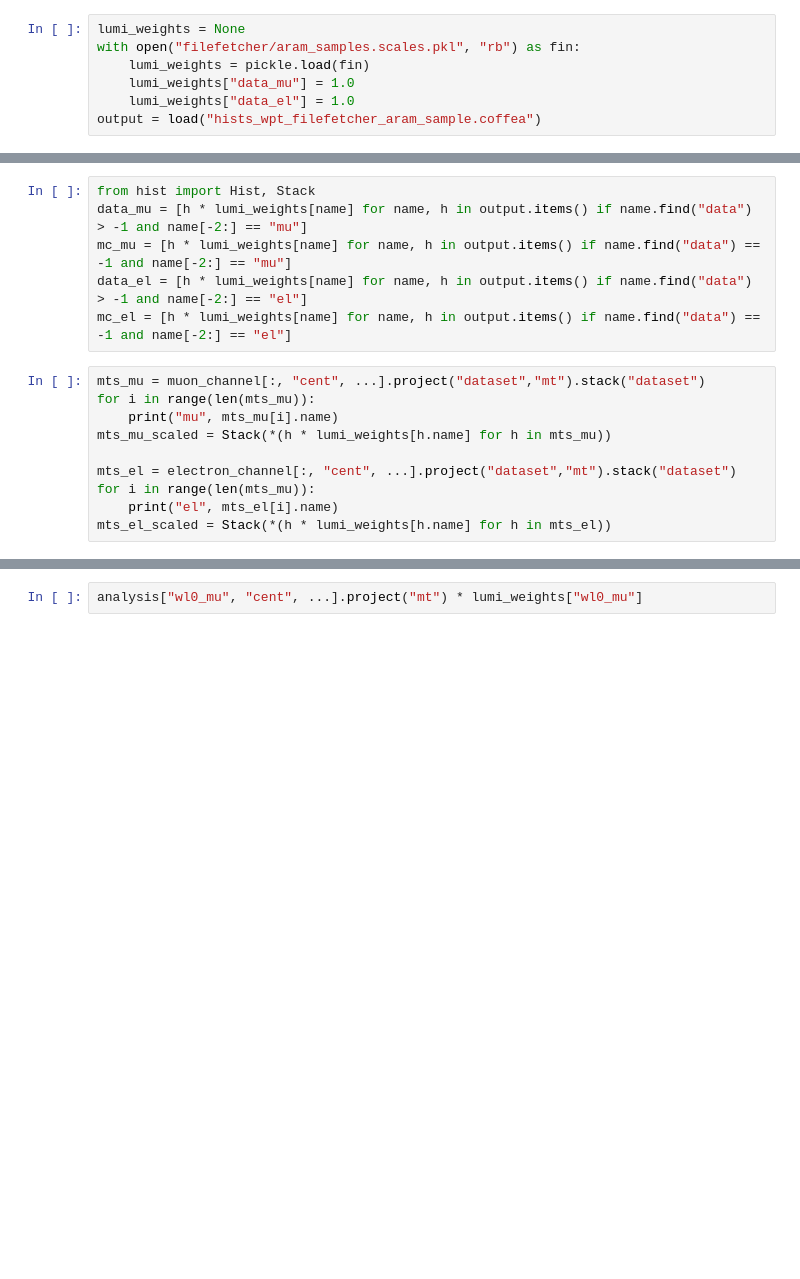
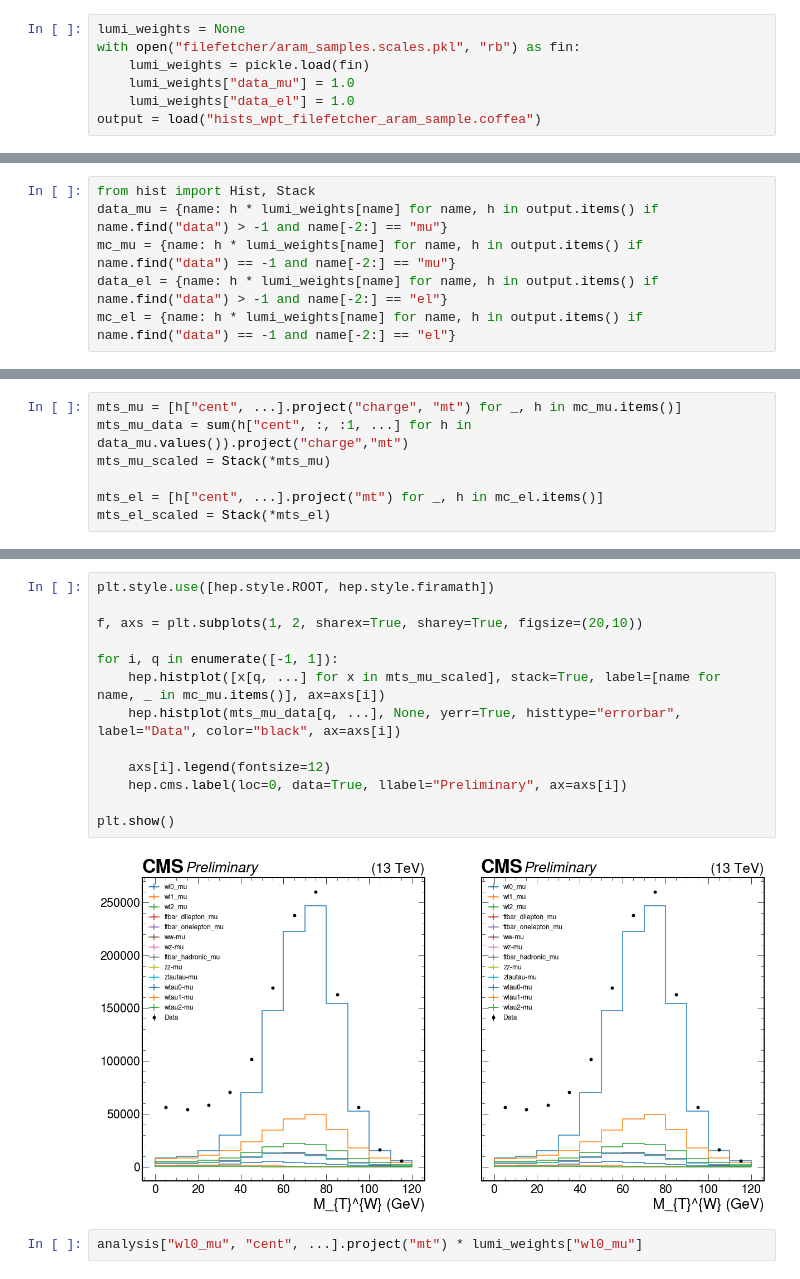
Before and after one commit to lgray/wpt-coffea, a Jupyter notebook: plots_and_combine_inputs.ipynb, the cells around one changed output, grey strips where cells are left out. Saved outputs shown, nothing was run; the diff lists cells and outputs as text; blank space fills up the shorter version.

Commit message:
fix typo in mt calculations, fix up binning, labels

```diff
--- a/plots_and_combine_inputs.ipynb
+++ b/plots_and_combine_inputs.ipynb
@@ -34,16 +17,6 @@ output = load("hists_wpt_filefetcher_aram_sample.coffea")
 # %%
 from hist import Hist, Stack
-data_mu = [h * lumi_weights[name] for name, h in output.items() if name.find("data") > -1 and name[-2:] == "mu"]
-mc_mu = [h * lumi_weights[name] for name, h in output.items() if name.find("data") == -1 and name[-2:] == "mu"]
-data_el = [h * lumi_weights[name] for name, h in output.items() if name.find("data") > -1 and name[-2:] == "el"]
-mc_el = [h * lumi_weights[name] for name, h in output.items() if name.find("data") == -1 and name[-2:] == "el"]
+data_mu = {name: h * lumi_weights[name] for name, h in output.items() if name.find("data") > -1 and name[-2:] == "mu"}
+mc_mu = {name: h * lumi_weights[name] for name, h in output.items() if name.find("data") == -1 and name[-2:] == "mu"}
+data_el = {name: h * lumi_weights[name] for name, h in output.items() if name.find("data") > -1 and name[-2:] == "el"}
+mc_el = {name: h * lumi_weights[name] for name, h in output.items() if name.find("data") == -1 and name[-2:] == "el"}
-# %%
-mts_mu = muon_channel[:, "cent", ...].project("dataset","mt").stack("dataset")
-for i in range(len(mts_mu)):
-    print("mu", mts_mu[i].name)
-mts_mu_scaled = Stack(*(h * lumi_weights[h.name] for h in mts_mu))
-
-mts_el = electron_channel[:, "cent", ...].project("dataset","mt").stack("dataset")
-for i in range(len(mts_mu)):
-    print("el", mts_el[i].name)
-mts_el_scaled = Stack(*(h * lumi_weights[h.name] for h in mts_el))
@@ -55,0 +23,7 @@ axs.legend(fontsize=16)
+# %%
+mts_mu = [h["cent", ...].project("charge", "mt") for _, h in mc_mu.items()]
+mts_mu_data = sum(h["cent", :, :1, ...] for h in data_mu.values()).project("charge","mt")
+mts_mu_scaled = Stack(*mts_mu)
+
+mts_el = [h["cent", ...].project("mt") for _, h in mc_el.items()]
+mts_el_scaled = Stack(*mts_el)
@@ -56,3 +40,18 @@ axs.legend(fontsize=16)
+# %%
+plt.style.use([hep.style.ROOT, hep.style.firamath])
+
+f, axs = plt.subplots(1, 2, sharex=True, sharey=True, figsize=(20,10))
+
+for i, q in enumerate([-1, 1]):
+    hep.histplot([x[q, ...] for x in mts_mu_scaled], stack=True, label=[name for name, _ in mc_mu.items()], ax=axs[i])
+    hep.histplot(mts_mu_data[q, ...], None, yerr=True, histtype="errorbar", label="Data", color="black", ax=axs[i])
+
+    axs[i].legend(fontsize=12)
+    hep.cms.label(loc=0, data=True, llabel="Preliminary", ax=axs[i])
+
+plt.show()
+# %% [output]
+[figure, added]
 # %%
 analysis["wl0_mu", "cent", ...].project("mt") * lumi_weights["wl0_mu"]
 # %%
```
Also changed, not shown: parts of 3 cells of this notebook, 1 other file.
